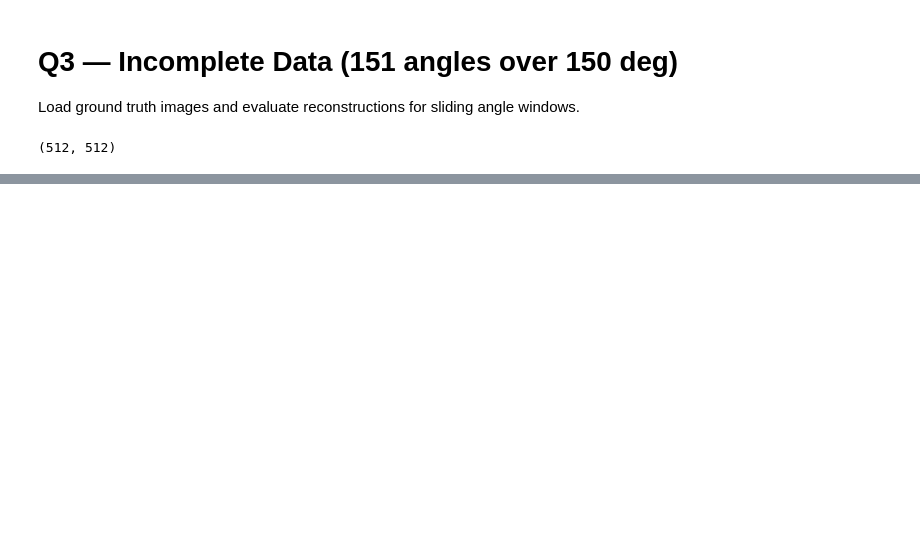
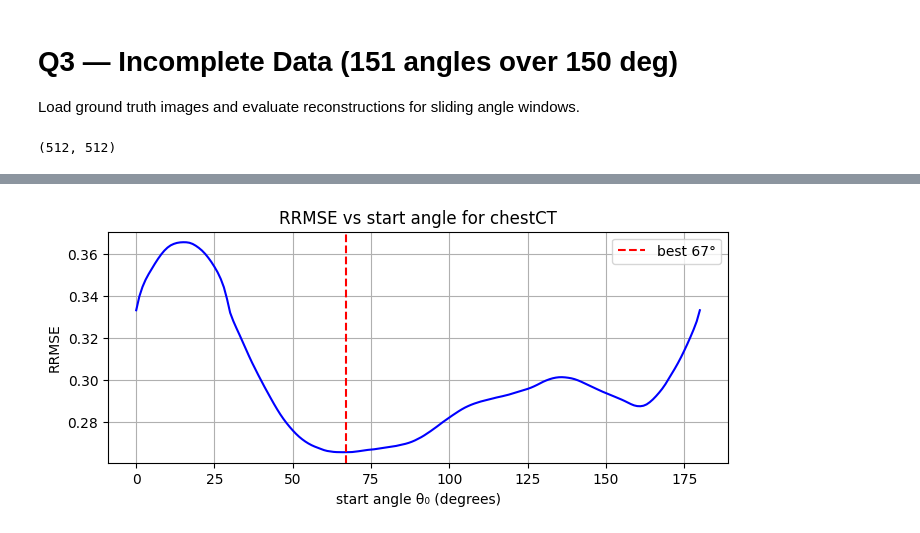
Before and after one commit to shivamchaubey100/Image_Reconstruction_mic, a Jupyter notebook: Q3_IncompleteData.ipynb, the cells around one changed output, grey strips where cells are left out. Cells and saved outputs as stored; diff of their text form; code cells hidden in the pictures; blank space fills up the shorter version.

```diff
--- a/Q3_IncompleteData.ipynb
+++ b/Q3_IncompleteData.ipynb
@@ -63,0 +88,94 @@ Text(0.5, 1.0, 'Best reconstruction start=63')
+# %%
+import os
+import numpy as np
+import matplotlib.pyplot as plt
+from skimage.transform import radon, iradon, resize
+import scipy.io as sio
+
+
+def compute_rrmse(gt, recon):
+    """Relative root-mean-square error used in assignment:
+       sqrt(sum((gt - recon)^2) / sum(gt^2))
+    """
+    gt = gt.astype(float)
+    recon = recon.astype(float)
+    num = np.sum((gt - recon)**2)
+    denom = np.sum(gt**2)
+    return np.sqrt(num / (denom + 1e-12))
+
+def evaluate_dataset(gt_image,
+                     start_theta_vals=np.arange(0, 181),
+                     num_angles=151,
+                     target_size=128,
+                     iradon_filter='ramp'):
+
+    gt = gt_image.astype(float)
+    rrmse_curve = []
+    recon_list = []
+    for theta0 in start_theta_vals:
+        angles = (np.arange(theta0, theta0 + num_angles) % 180).astype(float)
+        sino = radon(gt, theta=angles, circle=False)
+        try:
+            rec = iradon(sino, theta=angles, filter_name=iradon_filter, circle=False)
+        except TypeError:
+            rec = iradon(sino, theta=angles, circle=False)
+
+        if rec.shape != gt.shape:
+            rec = resize(rec, gt.shape, preserve_range=True)
+        recon_list.append(rec)
+        rrmse_curve.append(compute_rrmse(gt, rec))
+    rrmse_curve = np.array(rrmse_curve)
+    best_idx = int(np.argmin(rrmse_curve))
+    best_recon = recon_list[best_idx]
+    return rrmse_curve, recon_list, best_idx, best_recon, gt
+
+chestCT = load_mat_h5("data/assignmentMathImagingRecon_chestCT.mat")
+myPhantom = load_myphantom("data/assignmentMathImagingRecon_myPhantom.mat")
+
+datasets = {
+    "chestCT": chestCT,
+    "myPhantom": myPhantom
+}
+
+print("ChestCT shape:", chestCT.shape)
+print("Phantom shape:", myPhantom.shape)
+
+
+
+for name, img in datasets.items():
+    print("\nEvaluating dataset:", name)
+    theta0_vals = np.arange(0, 181, 1)
+    rrmse_curve, recon_list, best_idx, best_recon, gt_resized = evaluate_dataset(img,
+                                                                                 start_theta_vals=theta0_vals,
+                                                                                 num_angles=151,
+                                                                                 target_size=128,
+                                                                                 iradon_filter='ramp')
+    print(f"Best start theta0 = {theta0_vals[best_idx]}, best RRMSE = {rrmse_curve[best_idx]:.6f}")
+
+
+    plt.figure(figsize=(8,3))
+    plt.plot(theta0_vals, rrmse_curve, '-b')
+    plt.xlabel('start angle θ₀ (degrees)')
+    plt.ylabel('RRMSE')
+    plt.title(f'RRMSE vs start angle for {name}')
+    plt.grid(True)
+    plt.axvline(theta0_vals[best_idx], color='r', linestyle='--', label=f'best {theta0_vals[best_idx]}°')
+    plt.legend()
+    plt.show()
+
+
+    plt.figure(figsize=(8,3))
+    plt.subplot(1,2,1); plt.imshow(gt_resized, cmap='gray'); plt.title('Ground truth'); plt.axis('off')
+    plt.subplot(1,2,2); plt.imshow(best_recon, cmap='gray'); plt.title(f'Best recon (θ₀={theta0_vals[best_idx]}°)\nRRMSE={rrmse_curve[best_idx]:.6f}'); plt.axis('off')
+    plt.show()
+
+
+    window = 5
+    idxs = np.clip(np.arange(best_idx-window, best_idx+window+1), 0, len(theta0_vals)-1)
+    plt.figure(figsize=(15,2.5))
+    for k, idx in enumerate(idxs):
+        plt.subplot(1, len(idxs), k+1)
+        plt.imshow(recon_list[idx], cmap='gray'); plt.title(f'{theta0_vals[idx]}°\nR={rrmse_curve[idx]:.4f}'); plt.axis('off')
+    plt.suptitle(f'Reconstructions around best θ₀={theta0_vals[best_idx]}°')
+    plt.show()
+# %% [output]
@@ -63,0 +187 @@ Text(0.5, 1.0, 'Best reconstruction start=63')
+[figure, added]
```
Also changed, not shown: parts of 8 cells of this notebook, 1 other file.
